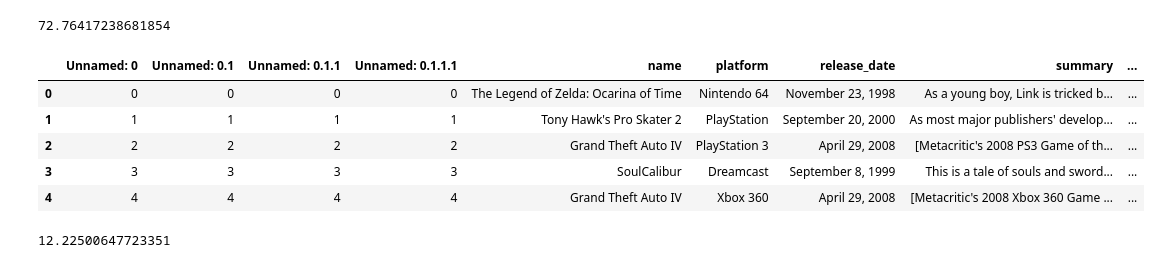
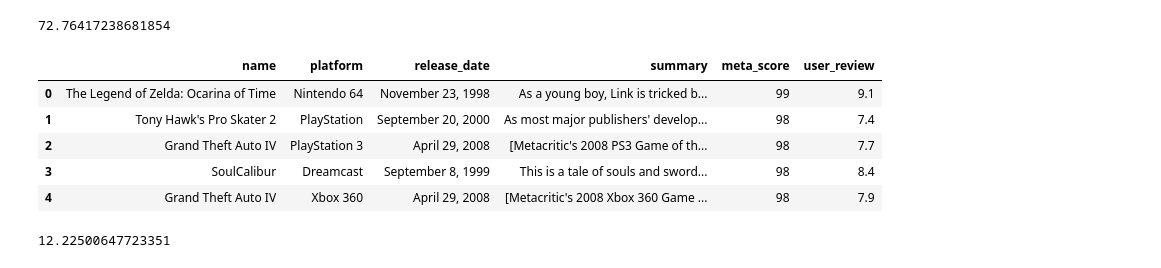
Before and after one commit to SavantLogics/vs_code, a Jupyter notebook: Jupyter/pandas_data_videoGames.ipynb, the cells around one changed output. Drawn from its saved outputs; the diff is of its cells as text; code cells hidden in the pictures.

```diff
--- a/Jupyter/pandas_data_videoGames.ipynb
+++ b/Jupyter/pandas_data_videoGames.ipynb
@@ -32,4 +32,6 @@ df
 | 18798 | 18798 | 18798 | 18798 | 18798 | Infestation: Survivor Stories (Th... | PC | October 15, 2012 | (Formerly known as "The War Z") I... | ... |
 | 18799 | 18799 | 18799 | 18799 | 18799 | Leisure Suit Larry: Box Office Bust | PC | March 31, 2009 | The Leisure Suit Larry: Box Offic... | ... |
 18800 rows × 10 columns
+# %%
+clean_df = df.drop(columns=["Unnamed: 0", "Unnamed: 0.1", "Unnamed: 0.1.1", "Unnamed: 0.1.1.1"])
 # %%
@@ -88,14 +90,14 @@ np.average(df['meta_score'], weights=df['meta_score'])
 # %% [output]
 72.76417238681854
 # %%
-df.head()
+clean_df.head()
 # %% [output]
-|  | Unnamed: 0 | Unnamed: 0.1 | Unnamed: 0.1.1 | Unnamed: 0.1.1.1 | name | platform | release_date | summary | ... |
-| 0 | 0 | 0 | 0 | 0 | The Legend of Zelda: Ocarina of Time | Nintendo 64 | November 23, 1998 | As a young boy, Link is tricked b... | ... |
-| 1 | 1 | 1 | 1 | 1 | Tony Hawk's Pro Skater 2 | PlayStation | September 20, 2000 | As most major publishers' develop... | ... |
-| 2 | 2 | 2 | 2 | 2 | Grand Theft Auto IV | PlayStation 3 | April 29, 2008 | [Metacritic's 2008 PS3 Game of th... | ... |
-| 3 | 3 | 3 | 3 | 3 | SoulCalibur | Dreamcast | September 8, 1999 | This is a tale of souls and sword... | ... |
-| 4 | 4 | 4 | 4 | 4 | Grand Theft Auto IV | Xbox 360 | April 29, 2008 | [Metacritic's 2008 Xbox 360 Game ... | ... |
+|  | name | platform | release_date | summary | meta_score | user_review |
+| 0 | The Legend of Zelda: Ocarina of Time | Nintendo 64 | November 23, 1998 | As a young boy, Link is tricked b... | 99 | 9.1 |
+| 1 | Tony Hawk's Pro Skater 2 | PlayStation | September 20, 2000 | As most major publishers' develop... | 98 | 7.4 |
+| 2 | Grand Theft Auto IV | PlayStation 3 | April 29, 2008 | [Metacritic's 2008 PS3 Game of th... | 98 | 7.7 |
+| 3 | SoulCalibur | Dreamcast | September 8, 1999 | This is a tale of souls and sword... | 98 | 8.4 |
+| 4 | Grand Theft Auto IV | Xbox 360 | April 29, 2008 | [Metacritic's 2008 Xbox 360 Game ... | 98 | 7.9 |
 # %%
 # Get the standard deviation
 
```
Also changed, not shown: parts of 6 cells of this notebook.
